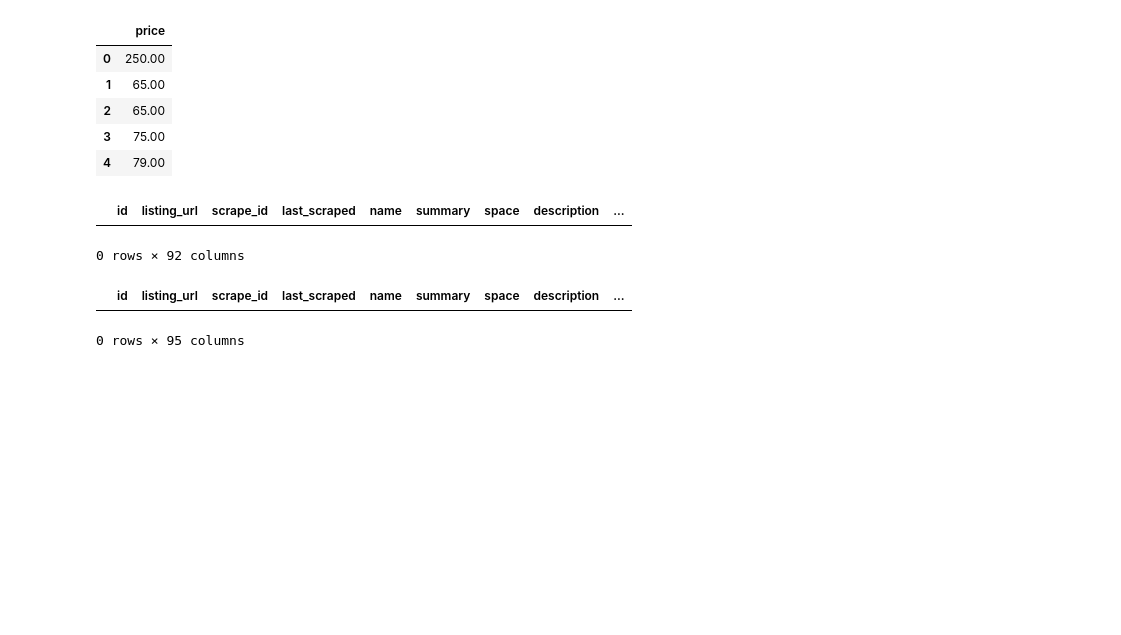
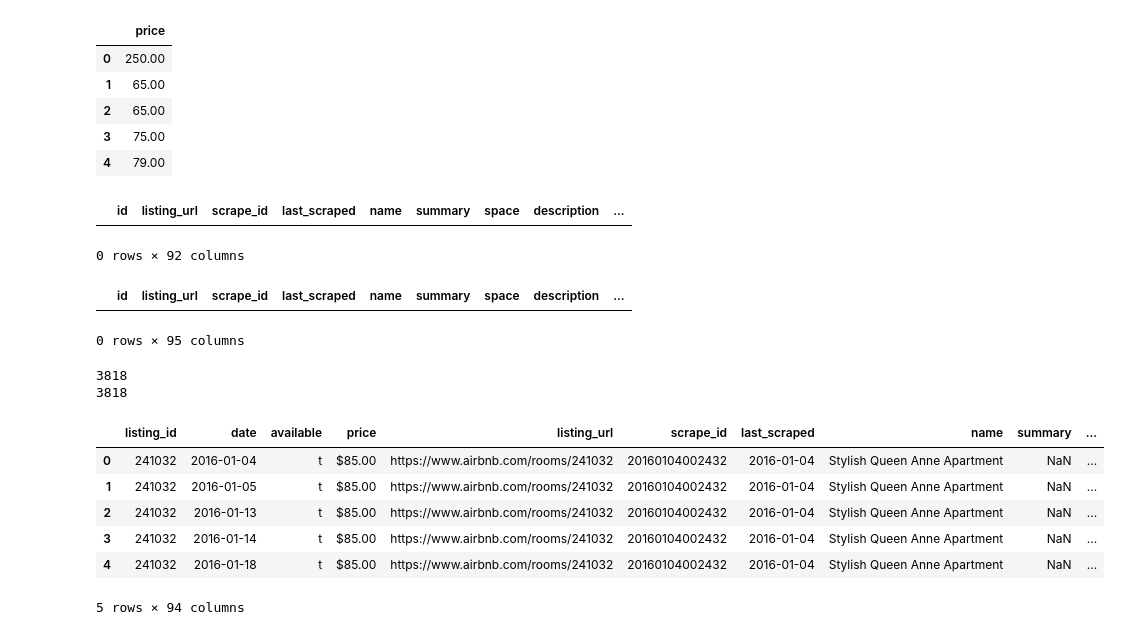
Before and after one commit to jyothishkjames/Seattle-Boston-Airbnb-Data-Analysis, a Jupyter notebook: data_prepration.ipynb, the cells around one changed output. Drawn from its saved outputs; the diff is of its cells as text; code cells hidden in the pictures; blank space fills up the shorter version.

```diff
--- a/data_prepration.ipynb
+++ b/data_prepration.ipynb
@@ -4,9 +4,9 @@ import pandas as pd
 import matplotlib.pyplot as plt
 %matplotlib inline
 
-seattle_calander_df = pd.read_csv('./dataset/seattle/calendar.csv')
-seattle_listings_df = pd.read_csv('./dataset/seattle/listings.csv')
-seattle_reviews_df = pd.read_csv('./dataset/seattle/reviews.csv')
+seattle_calander_df = pd.read_csv('./dataset/seattle/calendar.csv', dtype=str)
+seattle_listings_df = pd.read_csv('./dataset/seattle/listings.csv', dtype=str)
+seattle_reviews_df = pd.read_csv('./dataset/seattle/reviews.csv', dtype=str)
 
 seattle_calander_df.head()
 # %% [output]
@@ -119,3 +119,25 @@ boston_listings_df[boston_listings_df['price'].isna() == True]
 # %% [output]
 |  | id | listing_url | scrape_id | last_scraped | name | summary | space | description | ... |
 0 rows × 95 columns
+# %%
+print(len(seattle_calander_df['listing_id'].unique()))
+print(len(seattle_listings_df['id'].unique()))
+
+#renaming column 'id' to 'listing_id' in dataframe 'seattle_listings_df'
+seattle_listings_df.rename(columns={"id": "listing_id"}, inplace=True)
+# %% [output]
+3818
+3818
+# %%
+#merging dataframes 'seattle_calander_df' and 'seattle_listings_df'
+merged_df = pd.merge(seattle_calander_df, seattle_listings_df, on=['listing_id', 'price'])
+# %%
+merged_df.head()
+# %% [output]
+|  | listing_id | date | available | price | listing_url | scrape_id | last_scraped | name | summary | ... |
+| 0 | 241032 | 2016-01-04 | t | $85.00 | https://www.airbnb.com/rooms/241032 | 20160104002432 | 2016-01-04 | Stylish Queen Anne Apartment | NaN | ... |
+| 1 | 241032 | 2016-01-05 | t | $85.00 | https://www.airbnb.com/rooms/241032 | 20160104002432 | 2016-01-04 | Stylish Queen Anne Apartment | NaN | ... |
+| 2 | 241032 | 2016-01-13 | t | $85.00 | https://www.airbnb.com/rooms/241032 | 20160104002432 | 2016-01-04 | Stylish Queen Anne Apartment | NaN | ... |
+| 3 | 241032 | 2016-01-14 | t | $85.00 | https://www.airbnb.com/rooms/241032 | 20160104002432 | 2016-01-04 | Stylish Queen Anne Apartment | NaN | ... |
+| 4 | 241032 | 2016-01-18 | t | $85.00 | https://www.airbnb.com/rooms/241032 | 20160104002432 | 2016-01-04 | Stylish Queen Anne Apartment | NaN | ... |
+5 rows × 94 columns
```
Also changed, not shown: parts of 3 cells of this notebook.
